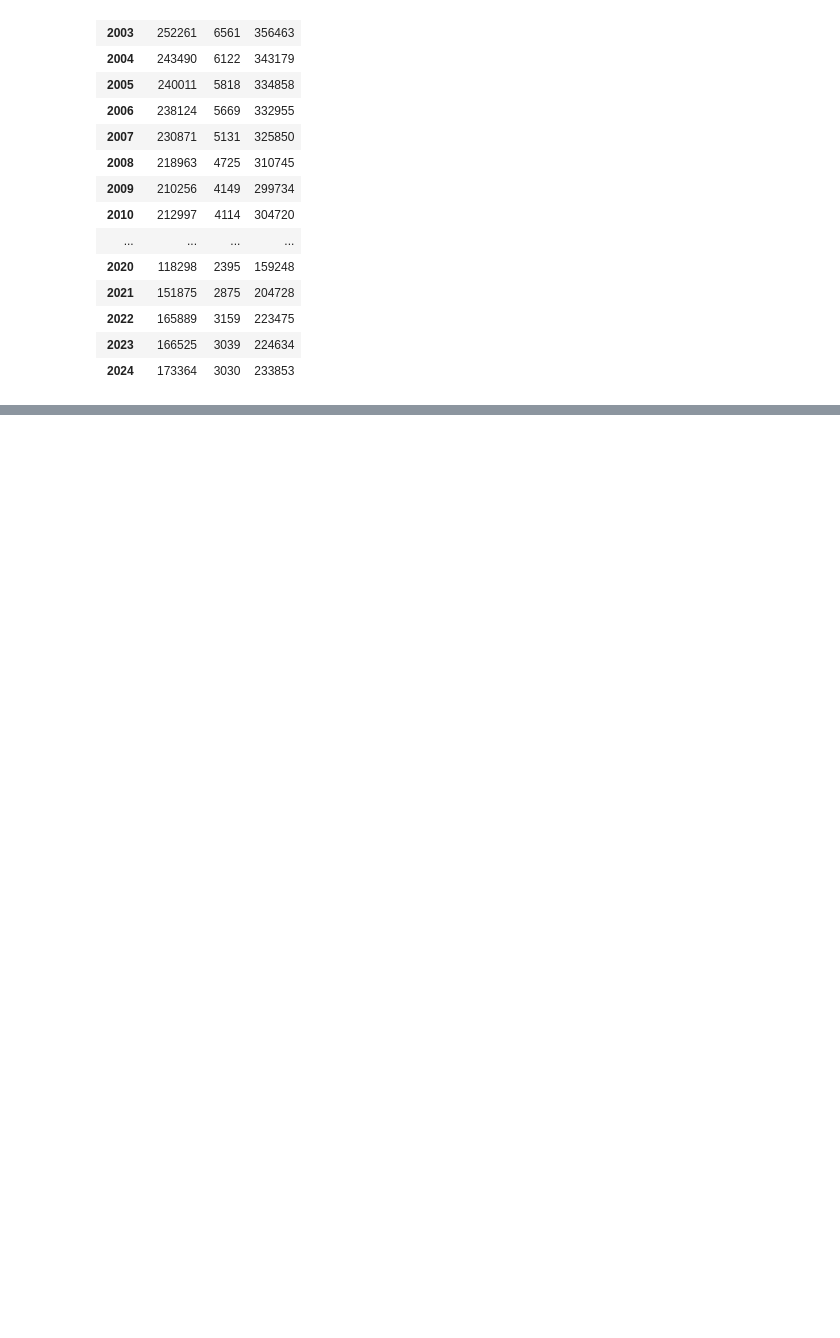
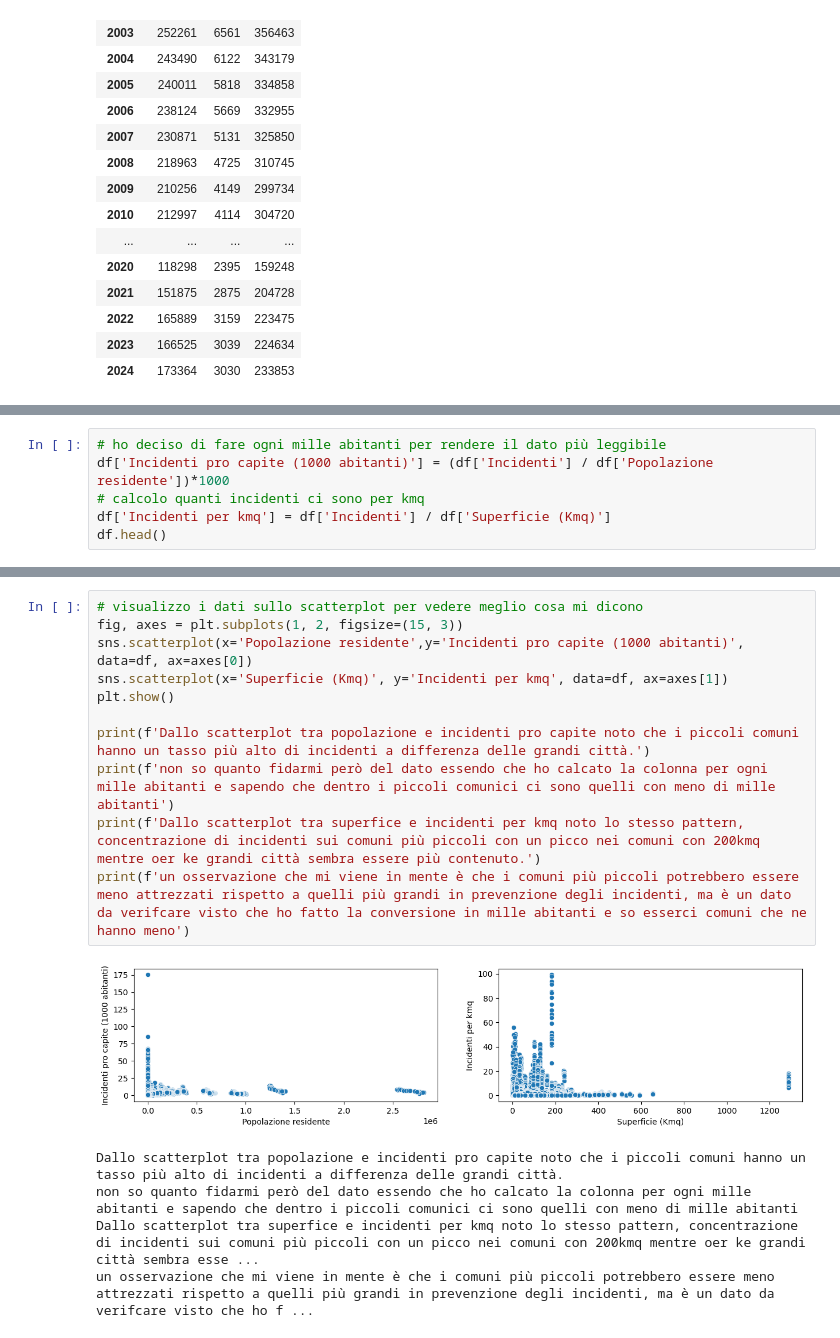
Before and after one commit to gesonbani72-prog/Data-Analytics---Capstone-Project, a Jupyter notebook: analisi_statistica.ipynb, the cells around one changed output, grey strips where cells are left out. Drawn from its saved outputs; the diff is of its cells as text; blank space fills up the shorter version.

```diff
--- a/analisi_statistica.ipynb
+++ b/analisi_statistica.ipynb
@@ -224,0 +243,6 @@ print(f'')
+# %%
+# ho deciso di fare ogni mille abitanti per rendere il dato più leggibile
+df['Incidenti pro capite (1000 abitanti)'] = (df['Incidenti'] / df['Popolazione residente'])*1000
+# calcolo quanti incidenti ci sono per kmq
+df['Incidenti per kmq'] = df['Incidenti'] / df['Superficie (Kmq)']
+df.head()
@@ -224,0 +256,17 @@ print(f'')
+# %%
+# visualizzo i dati sullo scatterplot per vedere meglio cosa mi dicono
+fig, axes = plt.subplots(1, 2, figsize=(15, 3))
+sns.scatterplot(x='Popolazione residente',y='Incidenti pro capite (1000 abitanti)', data=df, ax=axes[0])
+sns.scatterplot(x='Superficie (Kmq)', y='Incidenti per kmq', data=df, ax=axes[1])
+plt.show()
+
+print(f'Dallo scatterplot tra popolazione e incidenti pro capite noto che i piccoli comuni hanno un tasso più alto di incidenti a differenza delle grandi città.')
+print(f'non so quanto fidarmi però del dato essendo che ho calcato la colonna per ogni mille abitanti e sapendo che dentro i piccoli comunici ci sono quelli con meno di mille abitanti')
+print(f'Dallo scatterplot tra superfice e incidenti per kmq noto lo stesso pattern, concentrazione di incidenti sui comuni più piccoli con un picco nei comuni con 200kmq mentre oer ke grandi città sembra essere più contenuto.')
+print(f'un osservazione che mi viene in mente è che i comuni più piccoli potrebbero essere meno attrezzati rispetto a quelli più grandi in prevenzione degli incidenti, ma è un dato da verifcare visto che ho fatto la conversione in mille abitanti e so esserci comuni che ne hanno meno')
+# %% [output]
+[figure, added]
+Dallo scatterplot tra popolazione e incidenti pro capite noto che i piccoli comuni hanno un tasso più alto di incidenti a differenza delle grandi città.
+non so quanto fidarmi però del dato essendo che ho calcato la colonna per ogni mille abitanti e sapendo che dentro i piccoli comunici ci sono quelli con meno di mille abitanti
+Dallo scatterplot tra superfice e incidenti per kmq noto lo stesso pattern, concentrazione di incidenti sui comuni più piccoli con un picco nei comuni con 200kmq mentre oer ke grandi città sembra esse ...
+un osservazione che mi viene in mente è che i comuni più piccoli potrebbero essere meno attrezzati rispetto a quelli più grandi in prevenzione degli incidenti, ma è un dato da verifcare visto che ho f ...
```
Also changed, not shown: parts of 7 cells of this notebook.
